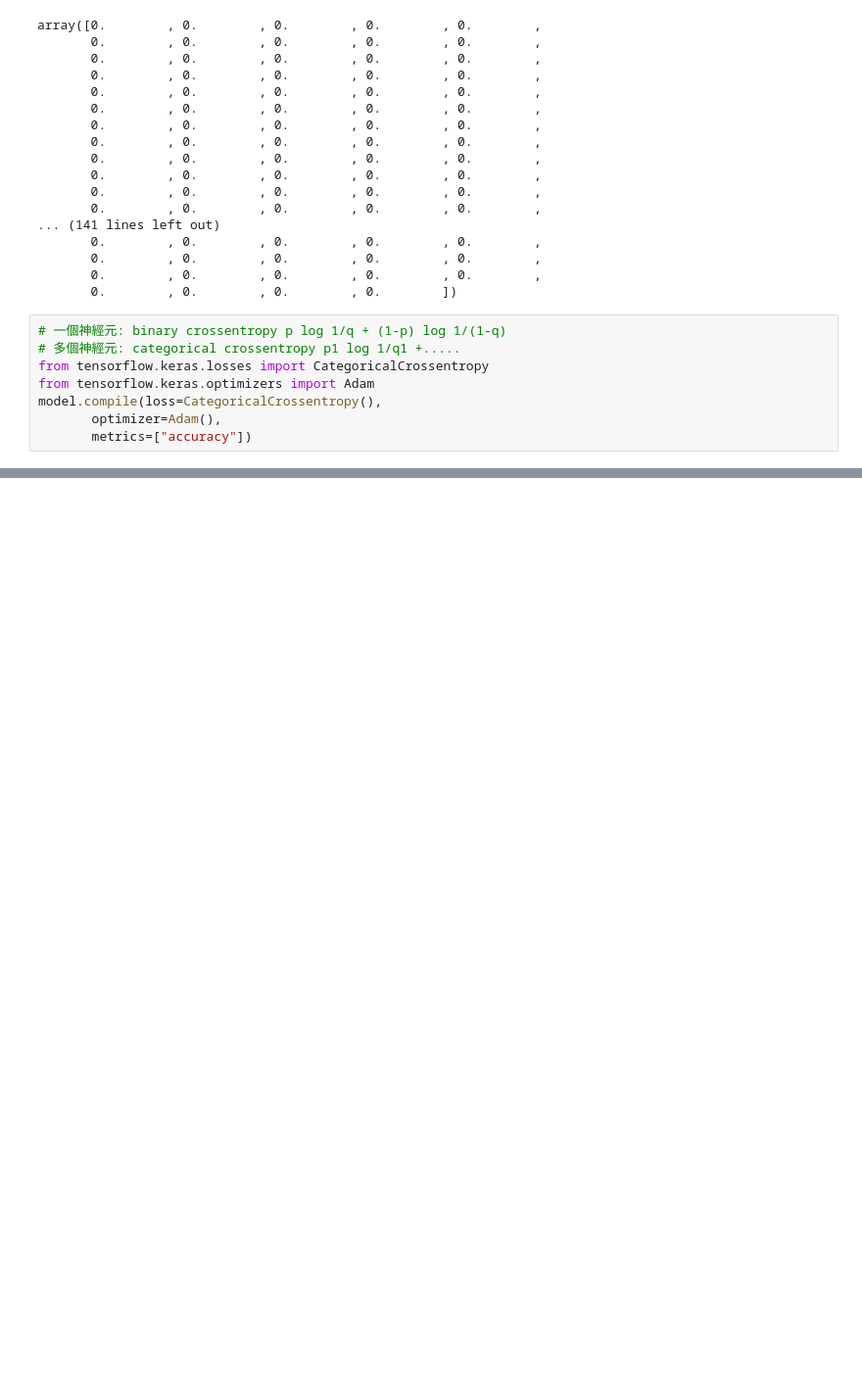
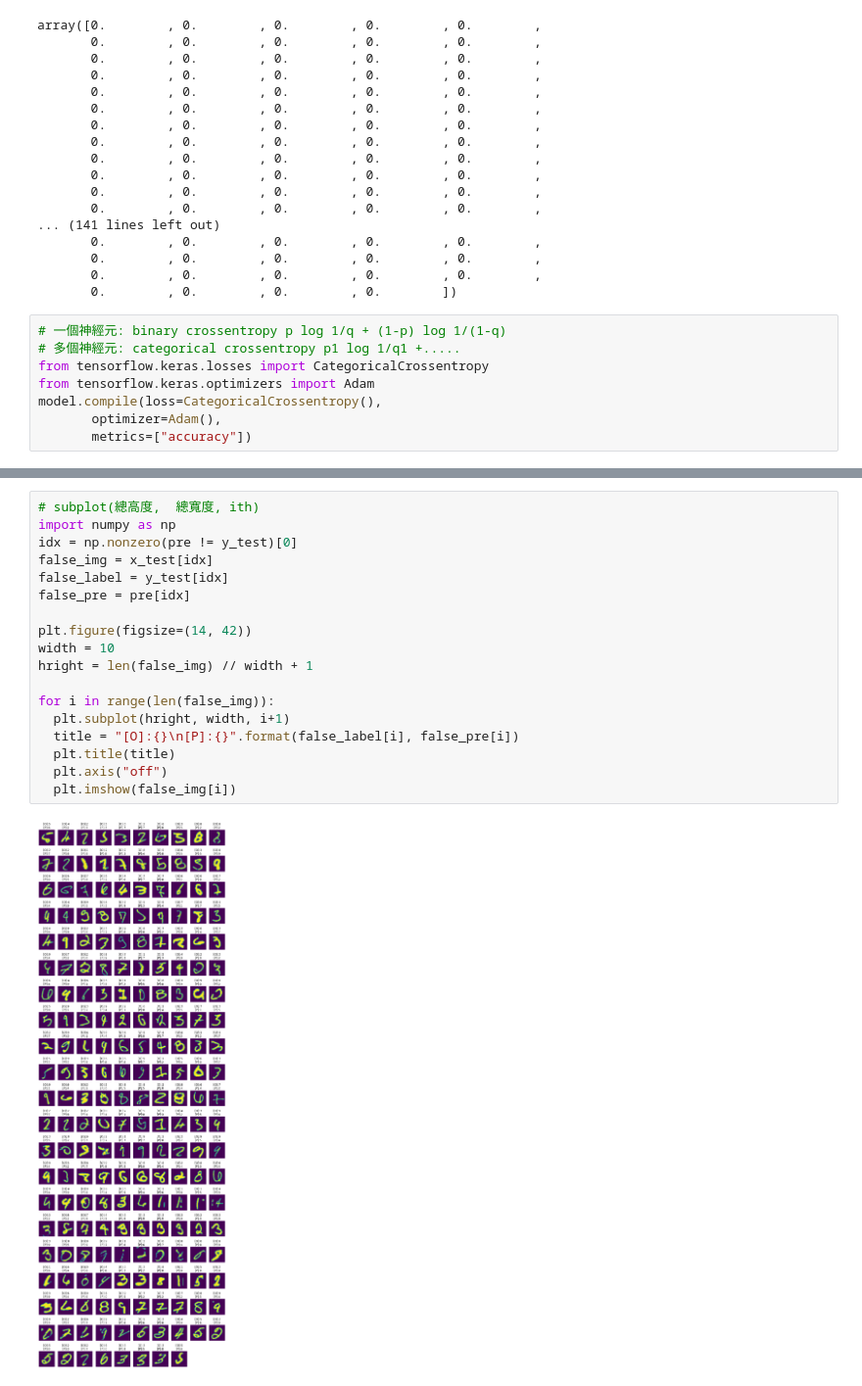
Before and after one commit to crazy85128x/ML0930, a Jupyter notebook: MLP.ipynb, the cells around one changed output, grey strips where cells are left out. Shown: that part at 98% size. Saved outputs shown, nothing was run; the diff lists cells and outputs as text; blank space fills up the shorter version.

```diff
--- a/MLP.ipynb
+++ b/MLP.ipynb
@@ -172,0 +170,20 @@ Please use instead:* `np.argmax(model.predict(x), axis=-1)`,   if your model doe
+# %%
+# subplot(總高度,  總寬度, ith)
+import numpy as np
+idx = np.nonzero(pre != y_test)[0]
+false_img = x_test[idx]
+false_label = y_test[idx]
+false_pre = pre[idx]
+
+plt.figure(figsize=(14, 42))
+width = 10
+hright = len(false_img) // width + 1
+
+for i in range(len(false_img)):
+  plt.subplot(hright, width, i+1)
+  title = "[O]:{}\n[P]:{}".format(false_label[i], false_pre[i])
+  plt.title(title)
+  plt.axis("off")
+  plt.imshow(false_img[i])
+# %% [output]
+[figure, added]
```
Also changed, not shown: parts of 6 cells of this notebook.
